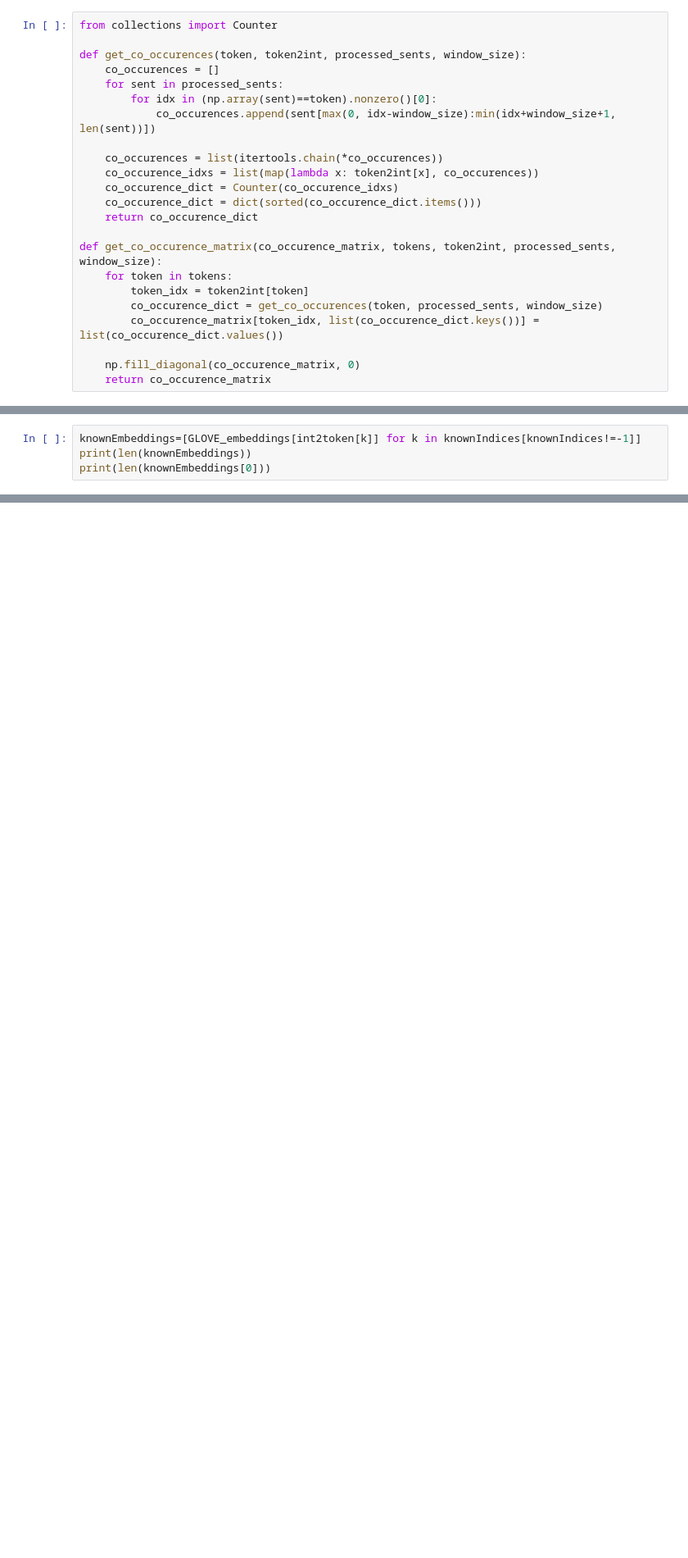
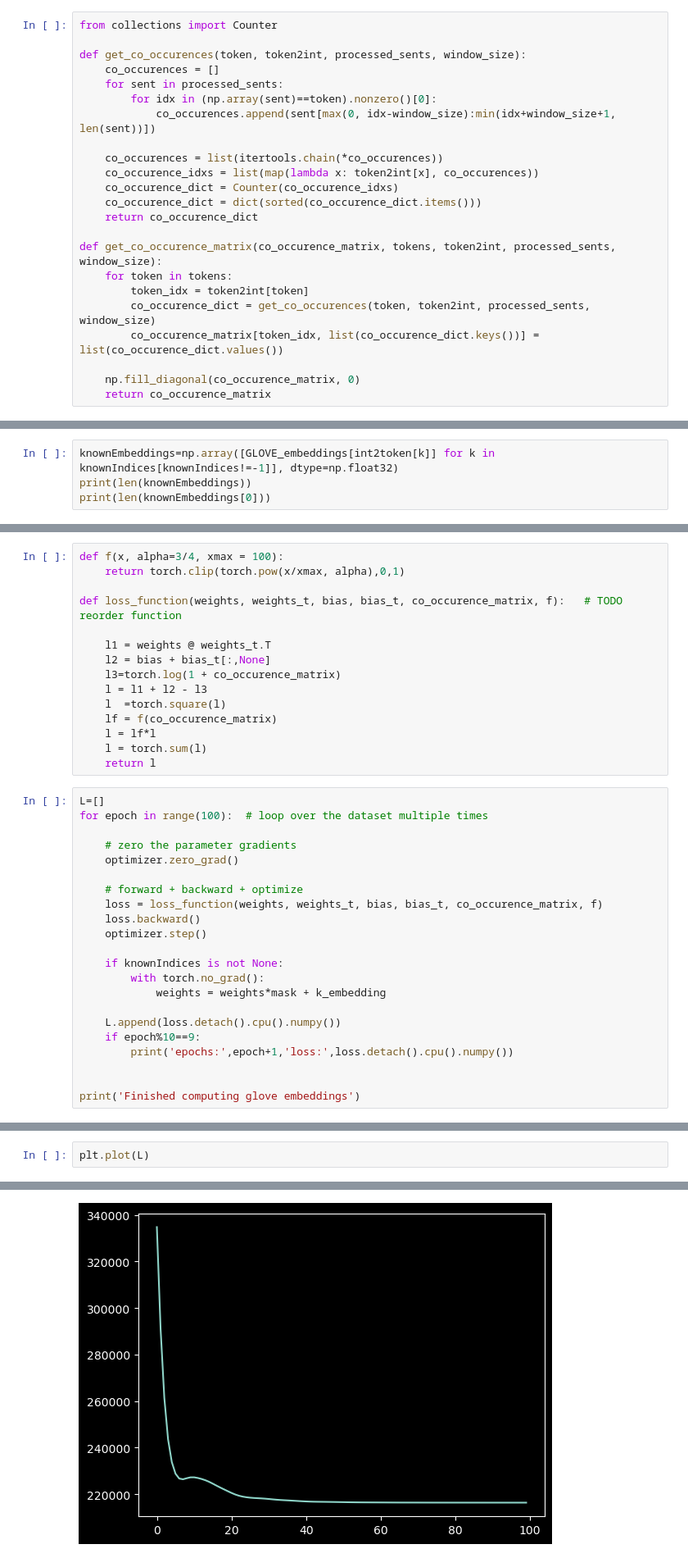
Before and after one commit to EnricoPittini/POS-tagging, a Jupyter notebook: notebook.ipynb, the cells around one changed output, grey strips where cells are left out. Shown at 82% size. Drawn from its saved outputs; the diff is of its cells as text; blank space fills up the shorter version.

Commit message:
added train for grlove embedding in torch

```diff
--- a/notebook.ipynb
+++ b/notebook.ipynb
@@ -137,7 +135,7 @@ def get_co_occurences(token, token2int, processed_sents, window_size):
 def get_co_occurence_matrix(co_occurence_matrix, tokens, token2int, processed_sents, window_size):
     for token in tokens:
         token_idx = token2int[token]
-        co_occurence_dict = get_co_occurences(token, processed_sents, window_size)
+        co_occurence_dict = get_co_occurences(token, token2int, processed_sents, window_size)
         co_occurence_matrix[token_idx, list(co_occurence_dict.keys())] = list(co_occurence_dict.values())
 
     np.fill_diagonal(co_occurence_matrix, 0)
@@ -170,5 +168,5 @@ len(knownIndices[knownIndices!=-1])
 # %%
-knownEmbeddings=[GLOVE_embeddings[int2token[k]] for k in knownIndices[knownIndices!=-1]]
+knownEmbeddings=np.array([GLOVE_embeddings[int2token[k]] for k in knownIndices[knownIndices!=-1]], dtype=np.float32)
 print(len(knownEmbeddings))
 print(len(knownEmbeddings[0]))
 # %% [output]
@@ -273,0 +198,37 @@ weights, bias, norm_grad_weights, norm_grad_bias, costs = adagrad(weights_init,
+# %%
+def f(x, alpha=3/4, xmax = 100):
+    return torch.clip(torch.pow(x/xmax, alpha),0,1)
+
+def loss_function(weights, weights_t, bias, bias_t, co_occurence_matrix, f):   # TODO reorder function
+
+    l1 = weights @ weights_t.T
+    l2 = bias + bias_t[:,None]
+    l3=torch.log(1 + co_occurence_matrix)
+    l = l1 + l2 - l3
+    l  =torch.square(l)
+    lf = f(co_occurence_matrix)
+    l = lf*l
+    l = torch.sum(l)
+    return l
+# %%
+L=[]
+for epoch in range(100):  # loop over the dataset multiple times
+
+    # zero the parameter gradients
+    optimizer.zero_grad()
+
+    # forward + backward + optimize
+    loss = loss_function(weights, weights_t, bias, bias_t, co_occurence_matrix, f)
+    loss.backward()
+    optimizer.step()
+
+    if knownIndices is not None:
+        with torch.no_grad():
+            weights = weights*mask + k_embedding
+
+    L.append(loss.detach().cpu().numpy())
+    if epoch%10==9:
+        print('epochs:',epoch+1,'loss:',loss.detach().cpu().numpy())
+
+
+print('Finished computing glove embeddings')
@@ -273,0 +247,3 @@ weights, bias, norm_grad_weights, norm_grad_bias, costs = adagrad(weights_init,
+# %%
+plt.plot(L)
+# %% [output]
@@ -273,0 +251 @@ weights, bias, norm_grad_weights, norm_grad_bias, costs = adagrad(weights_init,
+[figure, added]
```
Also changed, not shown: parts of 17 cells of this notebook.
